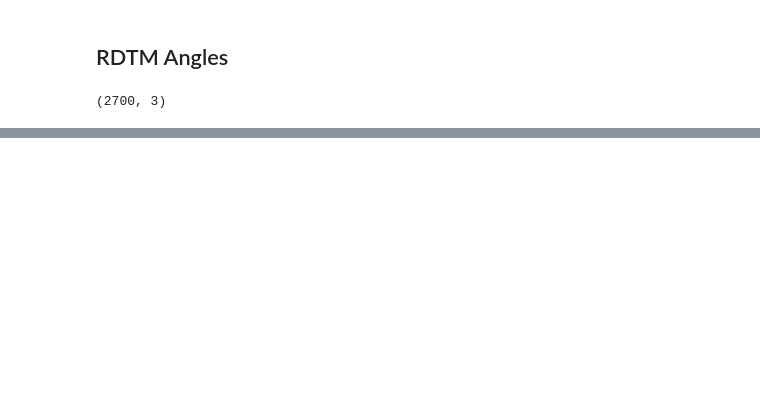
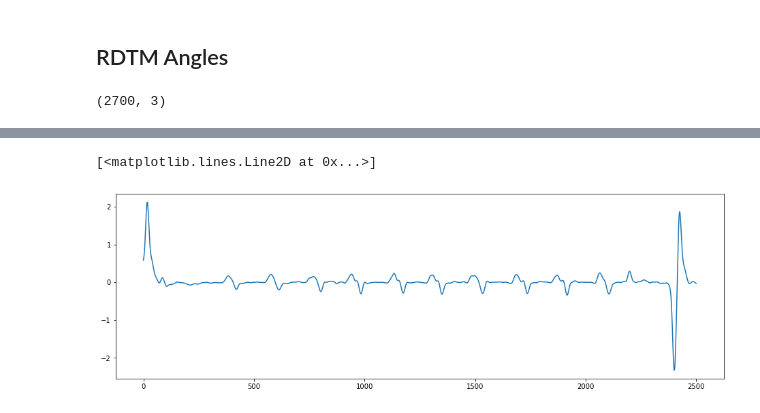
Before and after one commit to fazildgr8/wrist_control_CNN_AWEAR, a Jupyter notebook: RDTM_3D_Calculator.ipynb, the cells around one changed output, grey strips where cells are left out. Drawn from its saved outputs; the diff is of its cells as text; code cells hidden in the pictures; blank space fills up the shorter version.

```diff
--- a/RDTM_3D_Calculator.ipynb
+++ b/RDTM_3D_Calculator.ipynb
@@ -260,0 +337,12 @@ plt.plot(dtm_anles)
+# %%
+a = np.diff([0]+list(dtm_anles_fl))
+a = filter_array(a,order=1,cf=1,fs=100)
+# arr = arr/(1/100)
+# b,a = signal.butter(1, 1,fs=2000)
+# arr = signal.lfilter(b, a,arr)
+plt.figure(figsize=(16,5))
+plt.plot(a[200:])
+# pd.DataFrame(arr).plot(figsize=(16,5),title='Velocity',grid=True)
+# %% [output]
+[<matplotlib.lines.Line2D at 0x...>]
+[figure, added]
```
Also changed, not shown: parts of 20 cells of this notebook, 8 other files.
